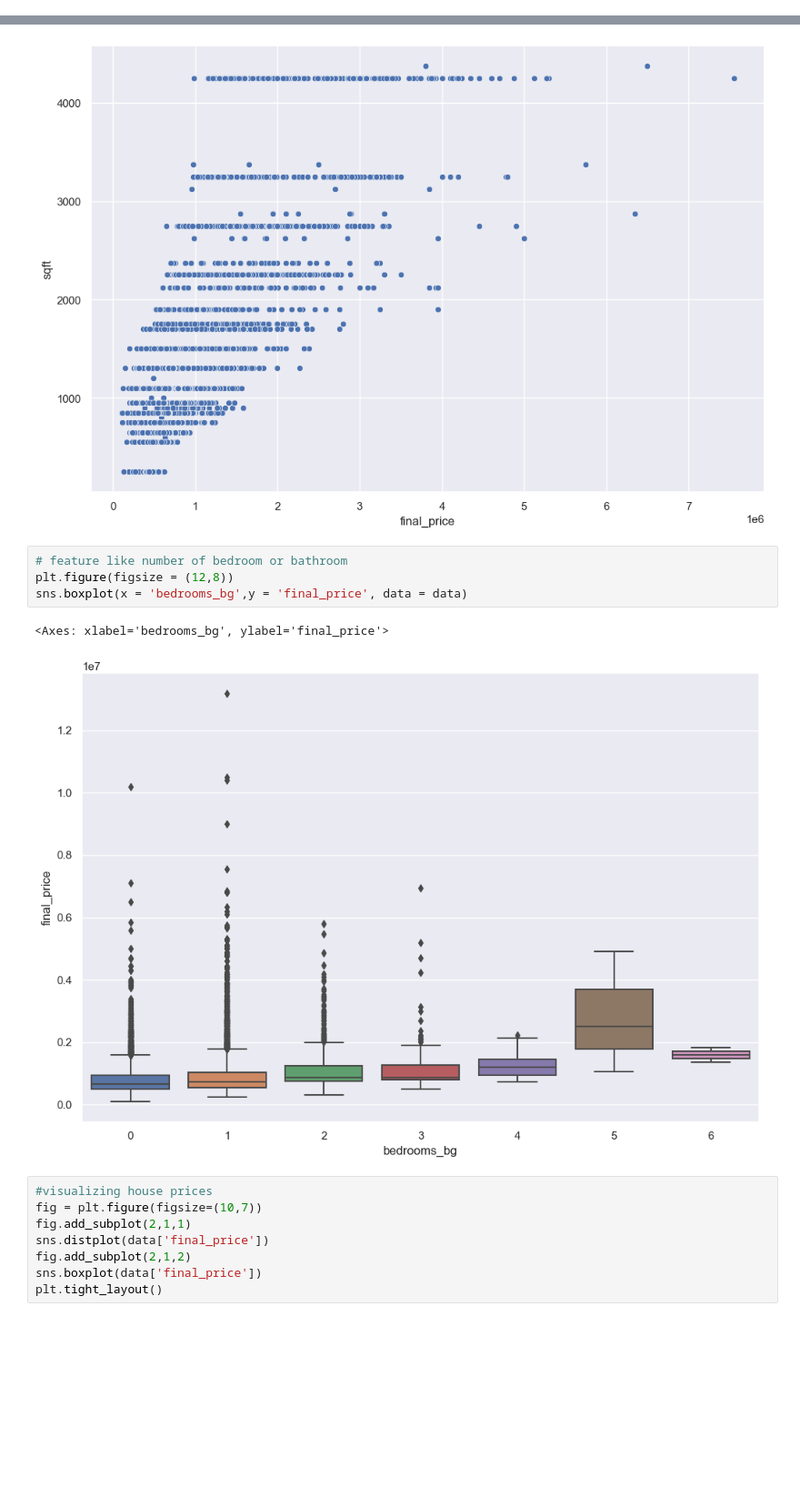
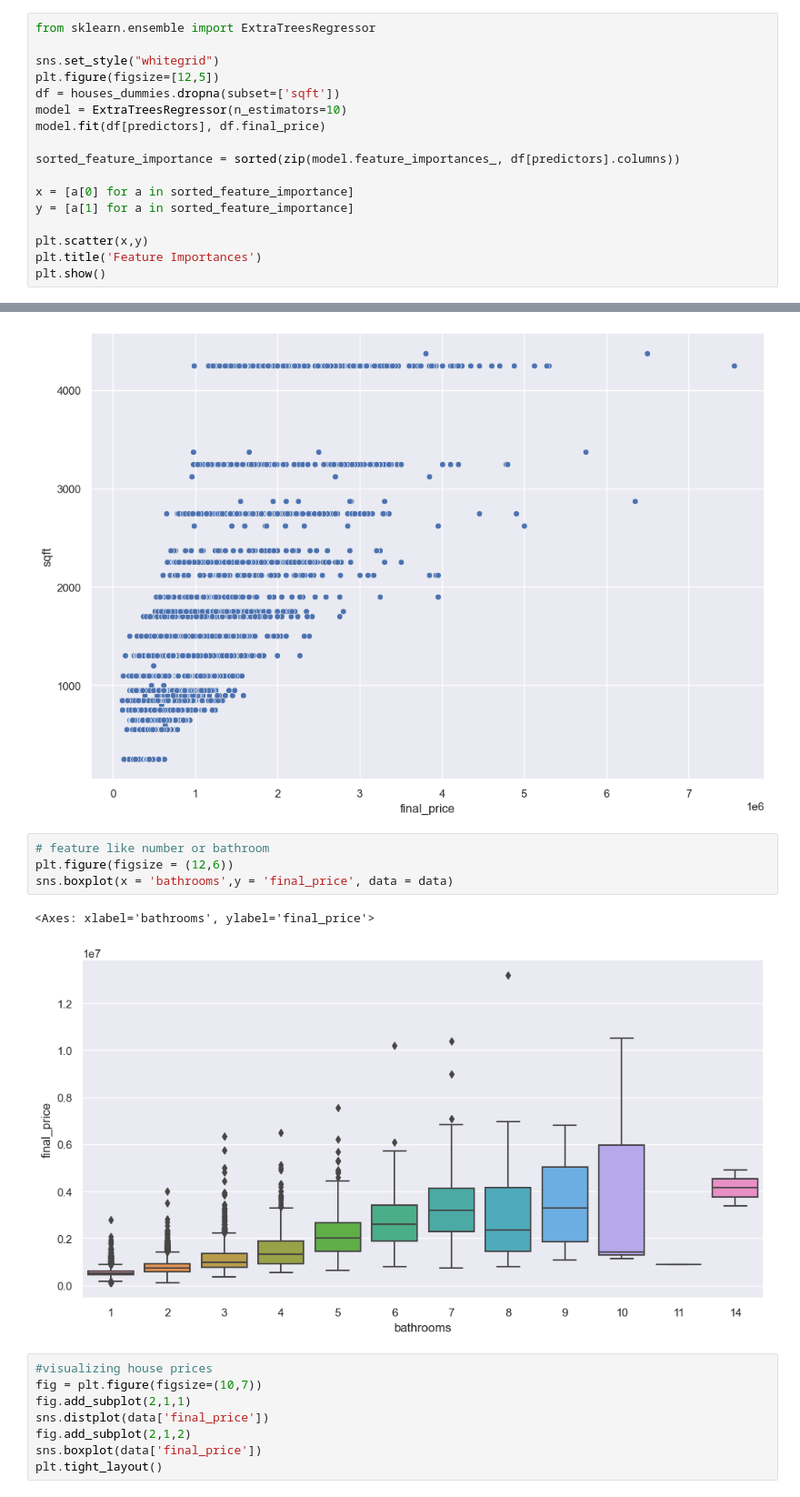
Before and after one commit to ednaldogoncalves/GBC-DeepLearning1, a Jupyter notebook: data/CanadaHousePrice.ipynb, the cells around one changed output, grey strips where cells are left out. Shown at 91% size. Saved outputs shown, nothing was run; the diff lists cells and outputs as text; blank space fills up the shorter version.

```diff
--- a/data/CanadaHousePrice.ipynb
+++ b/data/CanadaHousePrice.ipynb
@@ -111,0 +142,17 @@ data.describe().transpose()
+# %%
+from sklearn.ensemble import ExtraTreesRegressor
+
+sns.set_style("whitegrid")
+plt.figure(figsize=[12,5])
+df = houses_dummies.dropna(subset=['sqft'])
+model = ExtraTreesRegressor(n_estimators=10)
+model.fit(df[predictors], df.final_price)
+
+sorted_feature_importance = sorted(zip(model.feature_importances_, df[predictors].columns))
+
+x = [a[0] for a in sorted_feature_importance]
+y = [a[1] for a in sorted_feature_importance]
+
+plt.scatter(x,y)
+plt.title('Feature Importances')
+plt.show()
@@ -163,12 +212,12 @@ sns.scatterplot(x='final_price',y='sqft',data=data)
 <Axes: xlabel='final_price', ylabel='sqft'>
 [figure]
 # %%
-# feature like number of bedroom or bathroom
-plt.figure(figsize = (12,8))
-sns.boxplot(x = 'bedrooms_bg',y = 'final_price', data = data)
+# feature like number or bathroom
+plt.figure(figsize = (12,6))
+sns.boxplot(x = 'bathrooms',y = 'final_price', data = data)
 # %% [output]
-<Axes: xlabel='bedrooms_bg', ylabel='final_price'>
+<Axes: xlabel='bathrooms', ylabel='final_price'>
-[figure, old version]
+[figure, new version]
 # %%
 #visualizing house prices
 fig = plt.figure(figsize=(10,7))
```
Also changed, not shown: parts of 37 cells of this notebook.
